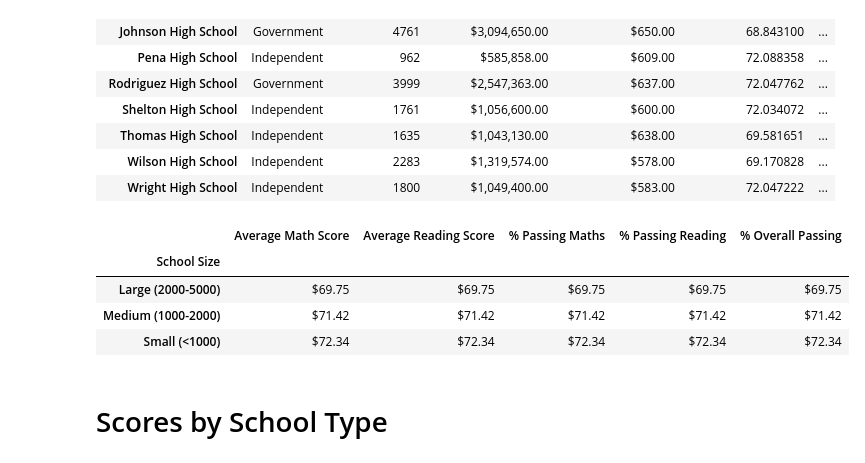
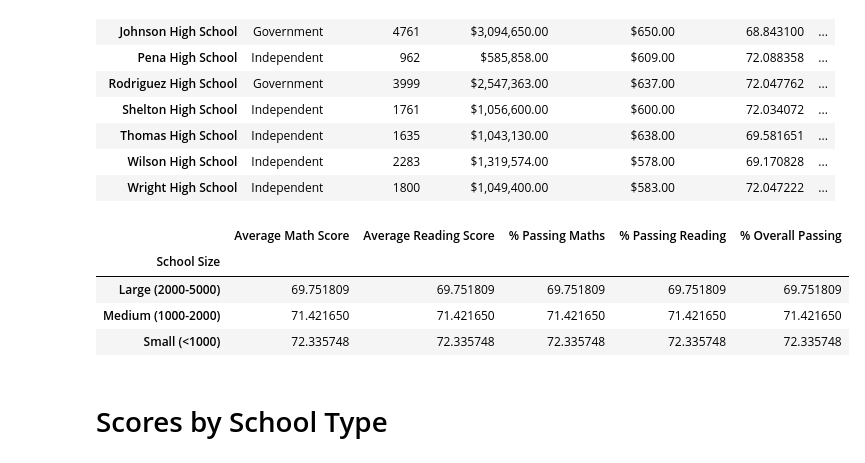
Before and after one commit to AMRITKAUR89/pandas-challenge, a Jupyter notebook: main.ipynb, the cells around one changed output. Drawn from its saved outputs; the diff is of its cells as text; code cells hidden in the pictures.

```diff
--- a/main.ipynb
+++ b/main.ipynb
@@ -128,14 +197,8 @@ passing_maths_and_reading =per_school_maths + per_school_reading
 # %%
-passing_score = 50
-
-school_passing_maths = school_data_complete[school_data_complete["maths_score"] >= passing_score].groupby("school_name")["Student ID"].count()
-PercentPassMath = (school_passing_maths /Students_per_school)*100
-school_passing_reading = school_data_complete[school_data_complete["reading_score"] >= passing_score].groupby("school_name")["Student ID"].count()
-PercentPassReading = (school_passing_reading/Students_per_school)*100
-
 # Get the students who passed both reading and maths
 passing_maths_and_reading = school_data_complete[
     (school_data_complete["maths_score"] >= passing_score) &
     (school_data_complete["reading_score"] >= passing_score)
 ].groupby("school_name")["Student ID"].count()
 PercentOverallPass = (passing_maths_and_reading/Students_per_school)*100
+PercentOverallPass.head(2)
@@ -441,28 +522,22 @@ size_overall_passing = school_size_df.groupby(["School Size"])["% Overall Passin
 # %%
 # Assemble into DataFrame
 size_summary =pd.DataFrame({
     "Average Math Score":size_maths_scores,
     "Average Reading Score":size_maths_scores,
     "% Passing Maths":size_maths_scores,
     "% Passing Reading":size_maths_scores,
     "% Overall Passing":size_maths_scores
 })
 
-# Formatting
-size_summary["Average Math Score"]=size_summary["Average Math Score"].map("${:,.2f}".format)
-size_summary["Average Reading Score"]=size_summary["Average Reading Score"].map("${:,.2f}".format)
-size_summary['% Passing Maths']=size_summary['% Passing Maths'].map("${:,.2f}".format)
-size_summary['% Passing Reading']=size_summary['% Passing Reading'].map("${:,.2f}".format)
-size_summary['% Overall Passing']=size_summary['% Overall Passing'].map("${:,.2f}".format)
 
 # Display results
 size_summary
 # %% [output]
 |  | Average Math Score | Average Reading Score | % Passing Maths | % Passing Reading | % Overall Passing |
 | School Size |  |  |  |  |  |
-| Large (2000-5000) | $69.75 | $69.75 | $69.75 | $69.75 | $69.75 |
-| Medium (1000-2000) | $71.42 | $71.42 | $71.42 | $71.42 | $71.42 |
-| Small (<1000) | $72.34 | $72.34 | $72.34 | $72.34 | $72.34 |
+| Large (2000-5000) | 69.751809 | 69.751809 | 69.751809 | 69.751809 | 69.751809 |
+| Medium (1000-2000) | 71.421650 | 71.421650 | 71.421650 | 71.421650 | 71.421650 |
+| Small (<1000) | 72.335748 | 72.335748 | 72.335748 | 72.335748 | 72.335748 |
 # %% [markdown]
 # Scores by School Type
 # %%
```
Also changed, not shown: parts of 13 cells of this notebook, 2 other files.
